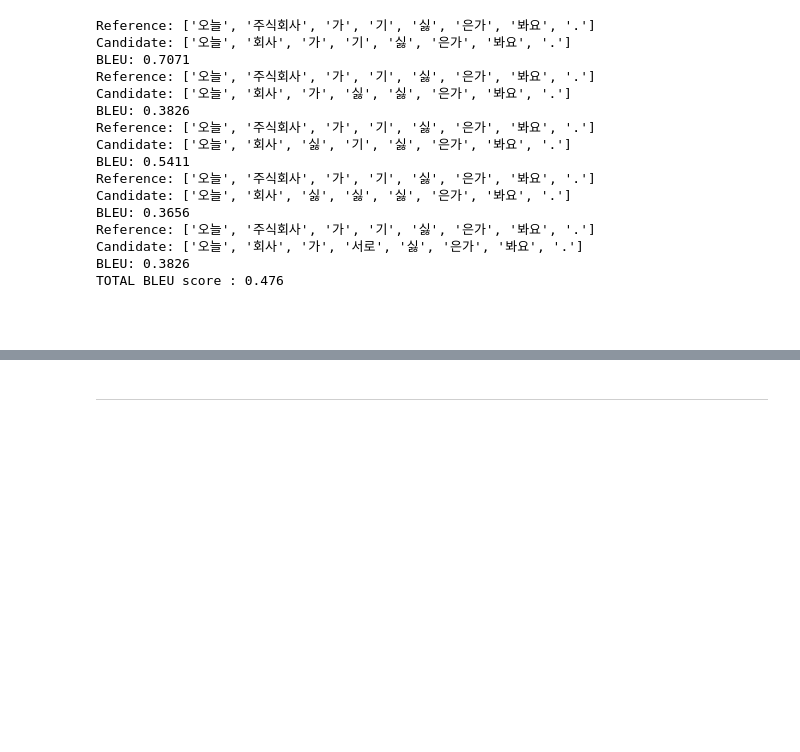
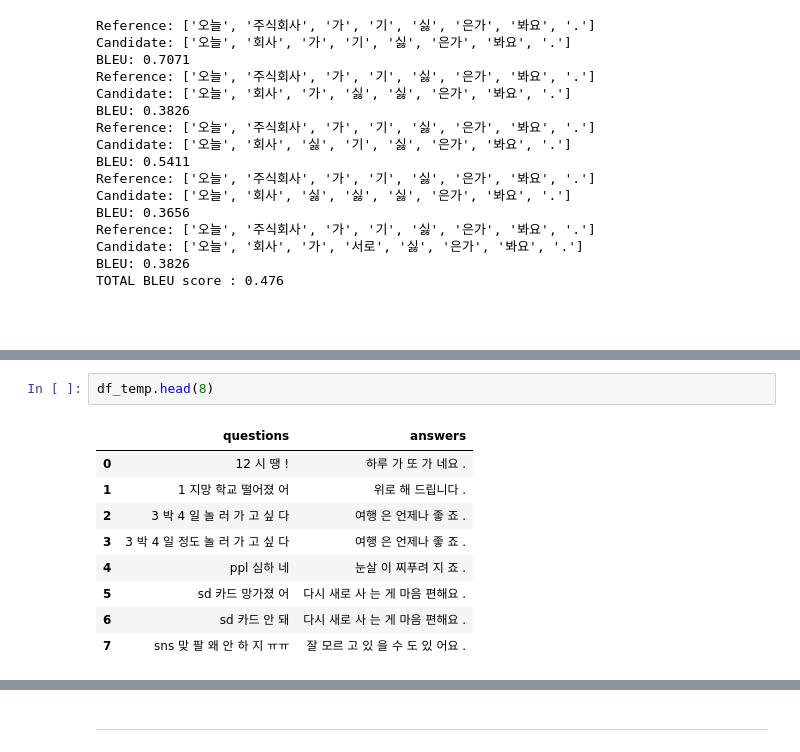
Before and after one commit to gem-ruby/gd_nlp_stages, a Jupyter notebook: [GD_NLP_S6]_Awesome_ChatBot.ipynb, the cells around one changed output, grey strips where cells are left out. Cells and saved outputs as stored; diff of their text form; blank space fills up the shorter version.

```diff
--- a/[GD_NLP_S6]_Awesome_ChatBot.ipynb
+++ b/[GD_NLP_S6]_Awesome_ChatBot.ipynb
@@ -2278,0 +2762,12 @@ TOTAL BLEU score : 0.476
+# %%
+df_temp.head(8)
+# %% [output]
+|  | questions | answers |
+| 0 | 12 시 땡 ! | 하루 가 또 가 네요 . |
+| 1 | 1 지망 학교 떨어졌 어 | 위로 해 드립니다 . |
+| 2 | 3 박 4 일 놀 러 가 고 싶 다 | 여행 은 언제나 좋 죠 . |
+| 3 | 3 박 4 일 정도 놀 러 가 고 싶 다 | 여행 은 언제나 좋 죠 . |
+| 4 | ppl 심하 네 | 눈살 이 찌푸려 지 죠 . |
+| 5 | sd 카드 망가졌 어 | 다시 새로 사 는 게 마음 편해요 . |
+| 6 | sd 카드 안 돼 | 다시 새로 사 는 게 마음 편해요 . |
+| 7 | sns 맞 팔 왜 안 하 지 ㅠㅠ | 잘 모르 고 있 을 수 도 있 어요 . |
```
Also changed, not shown: parts of 126 cells of this notebook.
